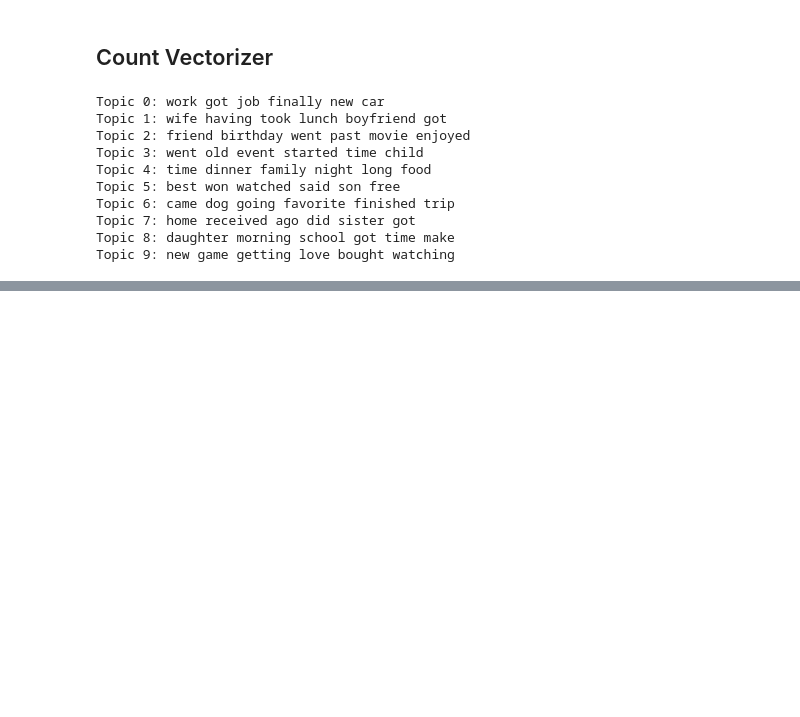
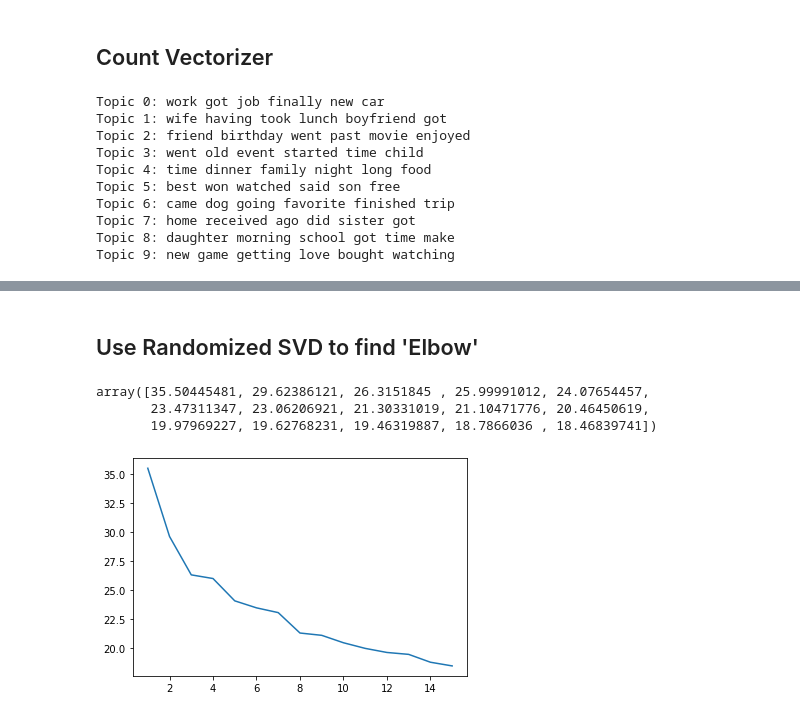
Before and after one commit to kaitlyn-k-zeichick/Project-4, a Jupyter notebook: Topic Modeling.ipynb, the cells around one changed output, grey strips where cells are left out. Cells and saved outputs as stored; diff of their text form; code cells hidden in the pictures; blank space fills up the shorter version.

```diff
--- a/Topic Modeling.ipynb
+++ b/Topic Modeling.ipynb
@@ -214,0 +492,18 @@ Topic 9: new game getting love bought watching
+# %% [markdown]
+## Use Randomized SVD to find 'Elbow'
+# %%
+from sklearn.utils.extmath import randomized_svd
+U, Sigma, VT = randomized_svd(test_feature_matrix, n_components=15,
+                                      n_iter=5,
+                                      random_state=None)
+# %%
+Sigma
+# %% [output]
+array([35.50445481, 29.62386121, 26.3151845 , 25.99991012, 24.07654457,
+       23.47311347, 23.06206921, 21.30331019, 21.10471776, 20.46450619,
+       19.97969227, 19.62768231, 19.46319887, 18.7866036 , 18.46839741])
+# %%
+plt.plot(range(1,16),Sigma)
+plt.show()
+# %% [output]
+[figure, added]
```
Also changed, not shown: parts of 34 cells of this notebook, 3 other files.
